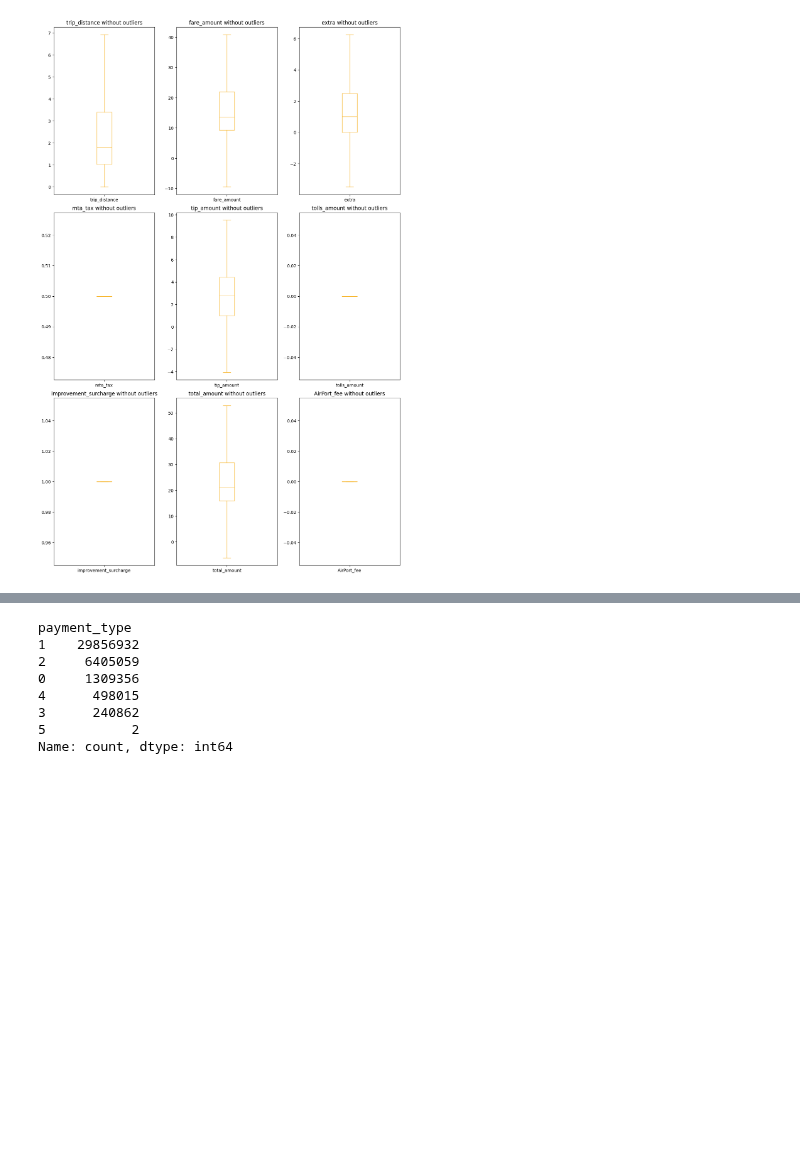
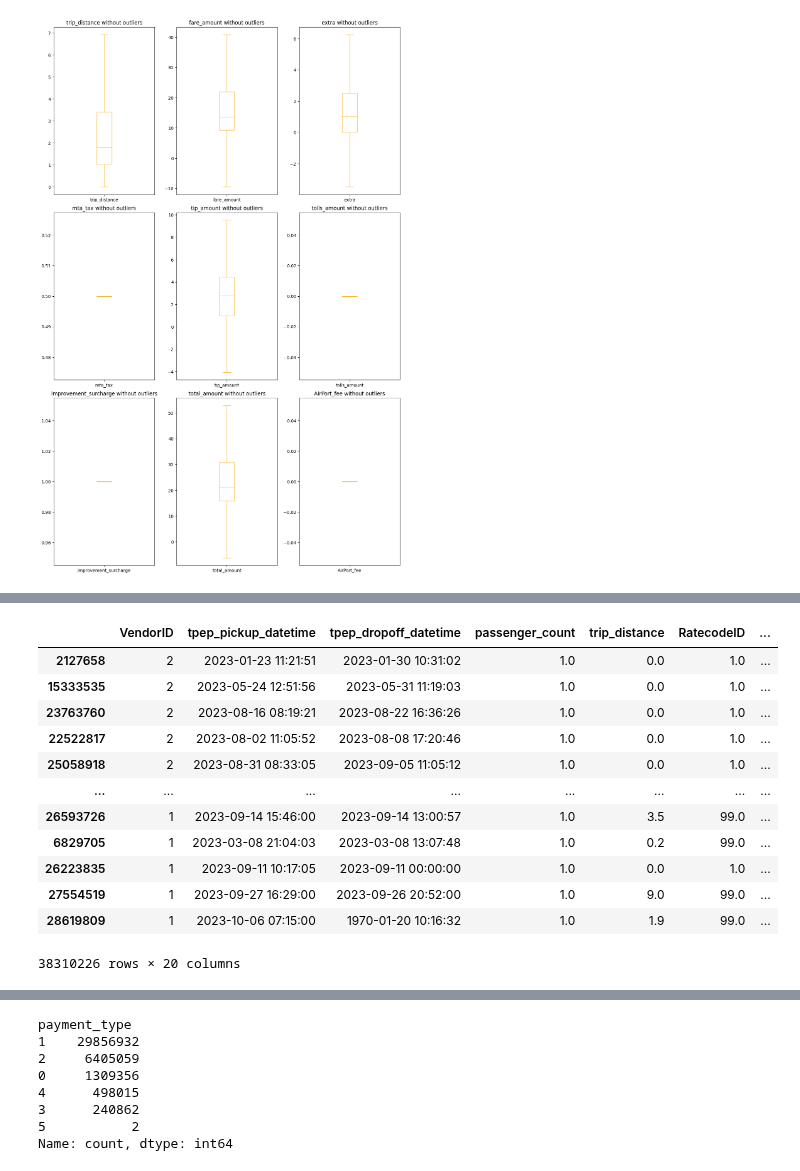
Before and after one commit to YuliaVK/Data-Analytics, a Jupyter notebook: NYC_taxi/notebooks/EDA.ipynb, the cells around one changed output, grey strips where cells are left out. Cells and saved outputs as stored; diff of their text form; code cells hidden in the pictures; blank space fills up the shorter version.

Commit message:
travel time analysyis

```diff
--- a/NYC_taxi/notebooks/EDA.ipynb
+++ b/NYC_taxi/notebooks/EDA.ipynb
@@ -303,0 +306,18 @@ plt.show()
+# %%
+merged_data['travel_time'] = merged_data['tpep_dropoff_datetime'] - merged_data['tpep_pickup_datetime']
+travel_time_sorted = merged_data.sort_values(['travel_time'], ascending=False)
+travel_time_sorted
+# %% [output]
+|  | VendorID | tpep_pickup_datetime | tpep_dropoff_datetime | passenger_count | trip_distance | RatecodeID | ... |
+| 2127658 | 2 | 2023-01-23 11:21:51 | 2023-01-30 10:31:02 | 1.0 | 0.0 | 1.0 | ... |
+| 15333535 | 2 | 2023-05-24 12:51:56 | 2023-05-31 11:19:03 | 1.0 | 0.0 | 1.0 | ... |
+| 23763760 | 2 | 2023-08-16 08:19:21 | 2023-08-22 16:36:26 | 1.0 | 0.0 | 1.0 | ... |
+| 22522817 | 2 | 2023-08-02 11:05:52 | 2023-08-08 17:20:46 | 1.0 | 0.0 | 1.0 | ... |
+| 25058918 | 2 | 2023-08-31 08:33:05 | 2023-09-05 11:05:12 | 1.0 | 0.0 | 1.0 | ... |
+| ... | ... | ... | ... | ... | ... | ... | ... |
+| 26593726 | 1 | 2023-09-14 15:46:00 | 2023-09-14 13:00:57 | 1.0 | 3.5 | 99.0 | ... |
+| 6829705 | 1 | 2023-03-08 21:04:03 | 2023-03-08 13:07:48 | 1.0 | 0.2 | 99.0 | ... |
+| 26223835 | 1 | 2023-09-11 10:17:05 | 2023-09-11 00:00:00 | 1.0 | 0.0 | 1.0 | ... |
+| 27554519 | 1 | 2023-09-27 16:29:00 | 2023-09-26 20:52:00 | 1.0 | 9.0 | 99.0 | ... |
+| 28619809 | 1 | 2023-10-06 07:15:00 | 1970-01-20 10:16:32 | 1.0 | 1.9 | 99.0 | ... |
+38310226 rows × 20 columns
```
Also changed, not shown: parts of 5 cells of this notebook.
